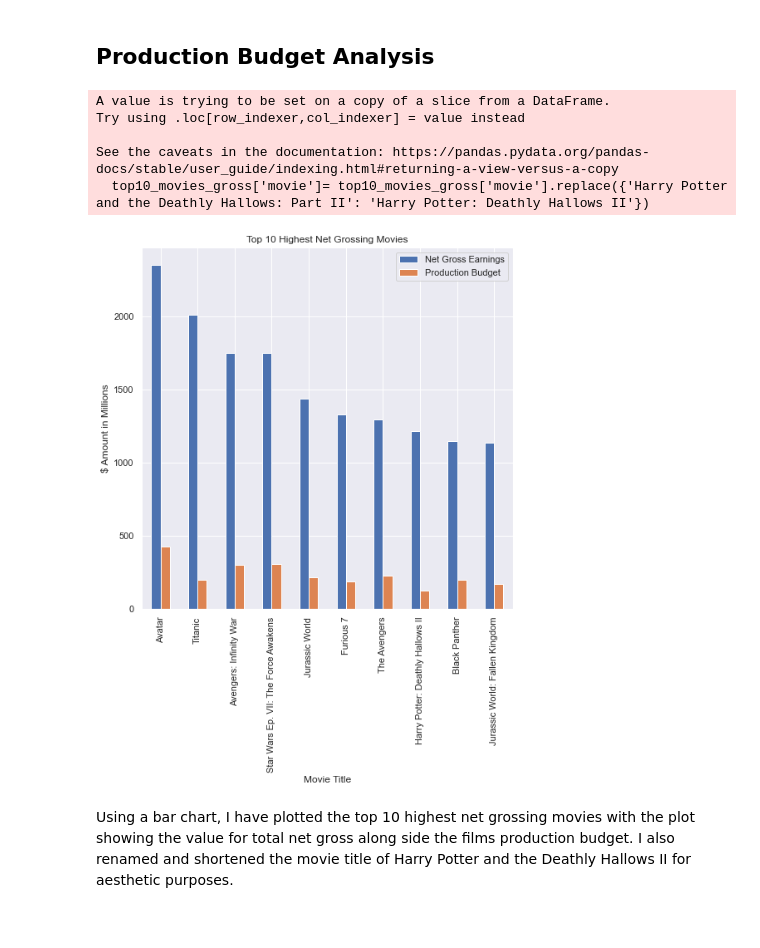
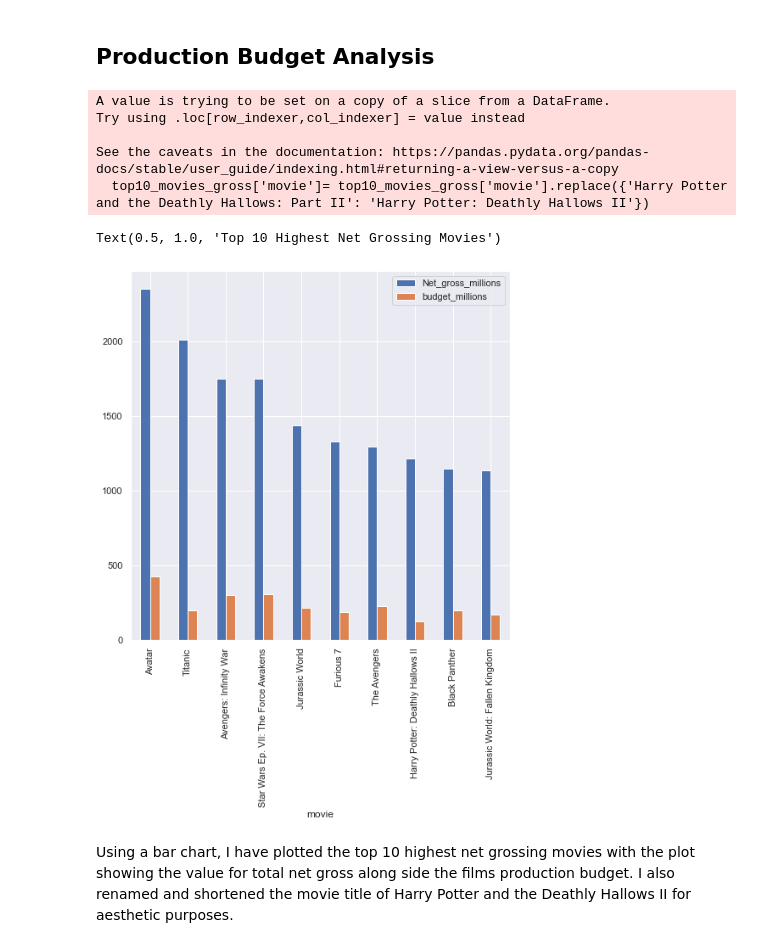
Before and after one commit to ldwilker10/dsc-phase-1-project-v2-4, a Jupyter notebook: Microsoft_Analysis.ipynb, the cells around one changed output. Drawn from its saved outputs; the diff is of its cells as text; code cells hidden in the pictures.

```diff
--- a/Microsoft_Analysis.ipynb
+++ b/Microsoft_Analysis.ipynb
@@ -370,24 +362,25 @@ I ran this plot to look at the distribution of runtimes. The distribution of run
 # %%
 sns.set()
 top10_movies_gross = top_gross_movies.head(10)
 top10_movies_gross['movie']= top10_movies_gross['movie'].replace({'Harry Potter and the Deathly Hallows: Part II': 'Harry Potter: Deathly Hallows II'})
 
 top10_movies_gross.plot(
     x="movie", y=["Net_gross_millions", "budget_millions"], kind="bar", figsize= (8,8))
 
-plt.xlabel("Movie Title")
-plt.ylabel("$ Amount in Millions")
+plt.set_xlabel("Movie Title")
+plt.set_ylabel("$ Amount in Millions")
 plt.legend(["Net Gross Earnings", "Production Budget"])
-plt.title("Top 10 Highest Net Grossing Movies")
+plt.set_title("Top 10 Highest Net Grossing Movies")
 #plt.show()
-plt.savefig('Images/top_10_gross', bbox_inches="tight")
+#plt.savefig('Images/top_10_gross', bbox_inches="tight")
 # %% [output]
 A value is trying to be set on a copy of a slice from a DataFrame.
 Try using .loc[row_indexer,col_indexer] = value instead
 
 See the caveats in the documentation: https://pandas.pydata.org/pandas-docs/stable/user_guide/indexing.html#returning-a-view-versus-a-copy
   top10_movies_gross['movie']= top10_movies_gross['movie'].replace({'Harry Potter and the Deathly Hallows: Part II': 'Harry Potter: Deathly Hallows II'})
+Text(0.5, 1.0, 'Top 10 Highest Net Grossing Movies')
-[figure, old version]
+[figure, new version]
 # %% [markdown]
 Using a bar chart, I have plotted the top 10 highest net grossing movies with the plot showing the value for total net gross along side the films production budget. I also renamed and shortened the movie title of Harry Potter and the Deathly Hallows II for aesthetic purposes.
 # %%
```
Also changed, not shown: parts of 47 cells of this notebook.
